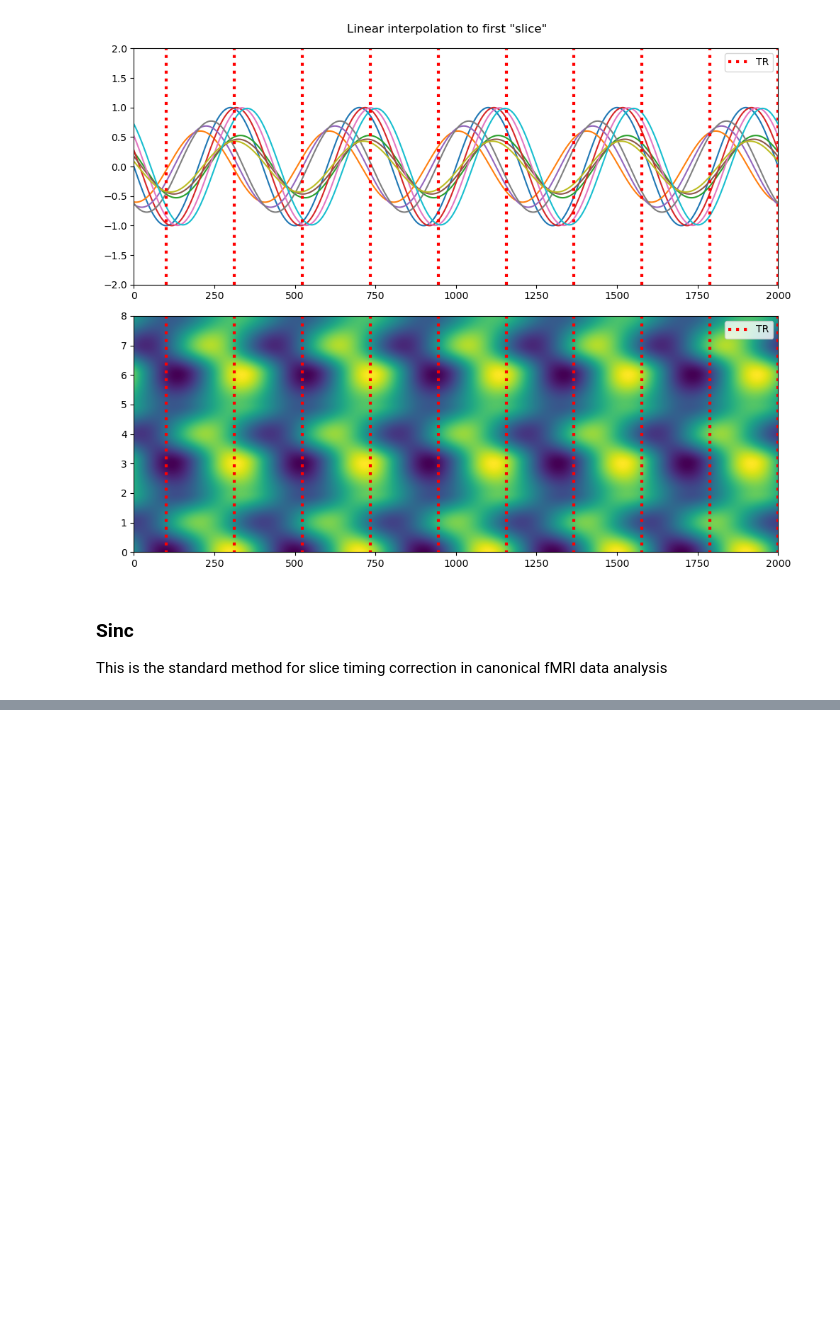
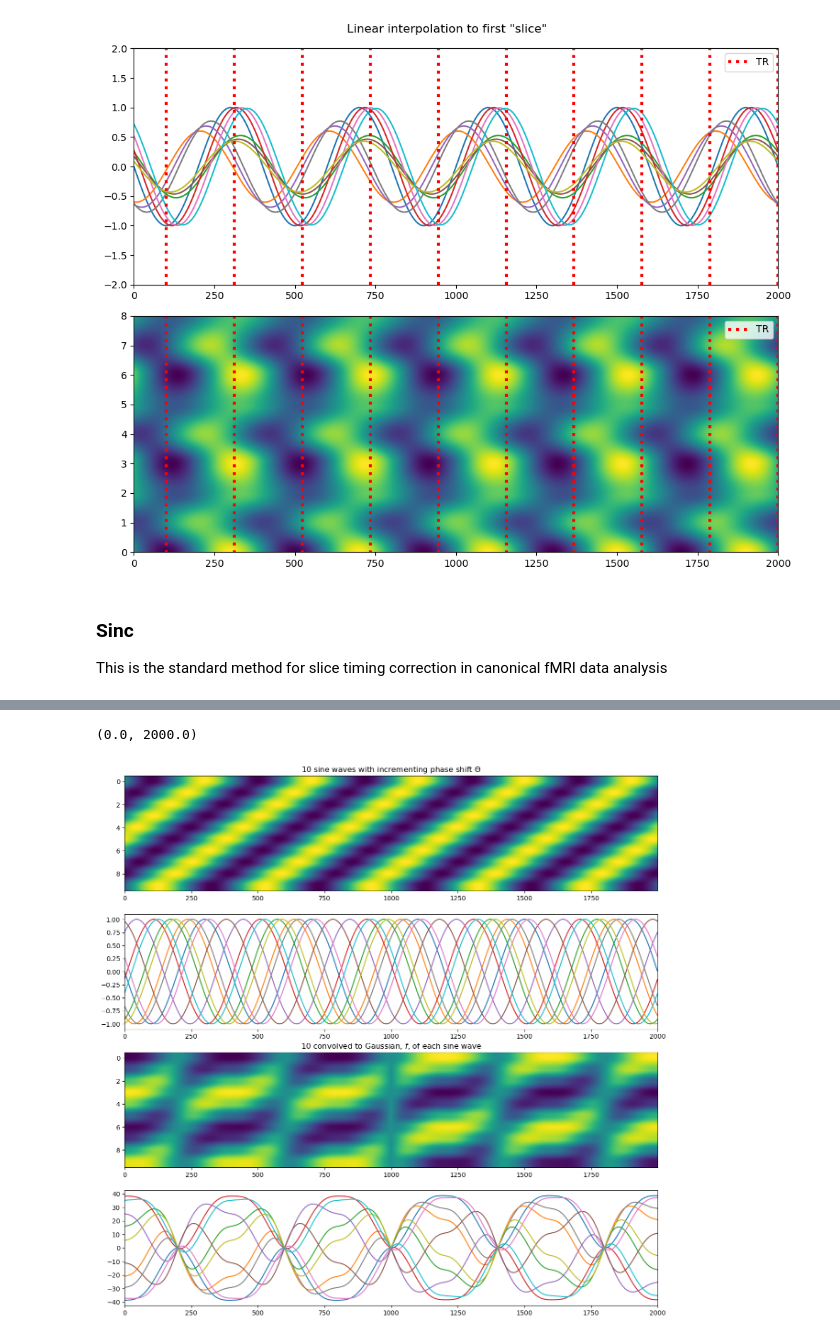
Before and after one commit to w-decker/SliceTime_TempDeriv, a Jupyter notebook: notebook.ipynb, the cells around one changed output, grey strips where cells are left out. Drawn from its saved outputs; the diff is of its cells as text; code cells hidden in the pictures; blank space fills up the shorter version.

```diff
--- a/notebook.ipynb
+++ b/notebook.ipynb
@@ -129,0 +158,18 @@ This is the standard method for slice timing correction in canonical fMRI data a
+# %%
+X_conv = np.copy(X_1)
+for i in range(0, len(X_conv)):
+    y = make_gauss(X[i, :])
+    X_conv[i, :] = np.convolve(X_1[i, 0:], y, mode='smae')
+# %%
+fix, ax = plt.subplots(nrows=4, ncols=1, figsize=(15 , 15))
+ax[0].imshow(X_1, aspect='auto')
+ax[0].set_title(r"10 sine waves with incrementing phase shift $\Theta$")
+ax[1].plot(X_1.T)
+ax[1].set_xlim(0, 2000)
+ax[2].imshow(X_conv,  aspect='auto')
+ax[2].set_title(r"10 convolved to Gaussian, $f$, of each sine wave")
+ax[3].plot(X_conv.T)
+ax[3].set_xlim(0, 2000)
+# %% [output]
+(0.0, 2000.0)
+[figure, added]
```
Also changed, not shown: parts of 5 cells of this notebook.
